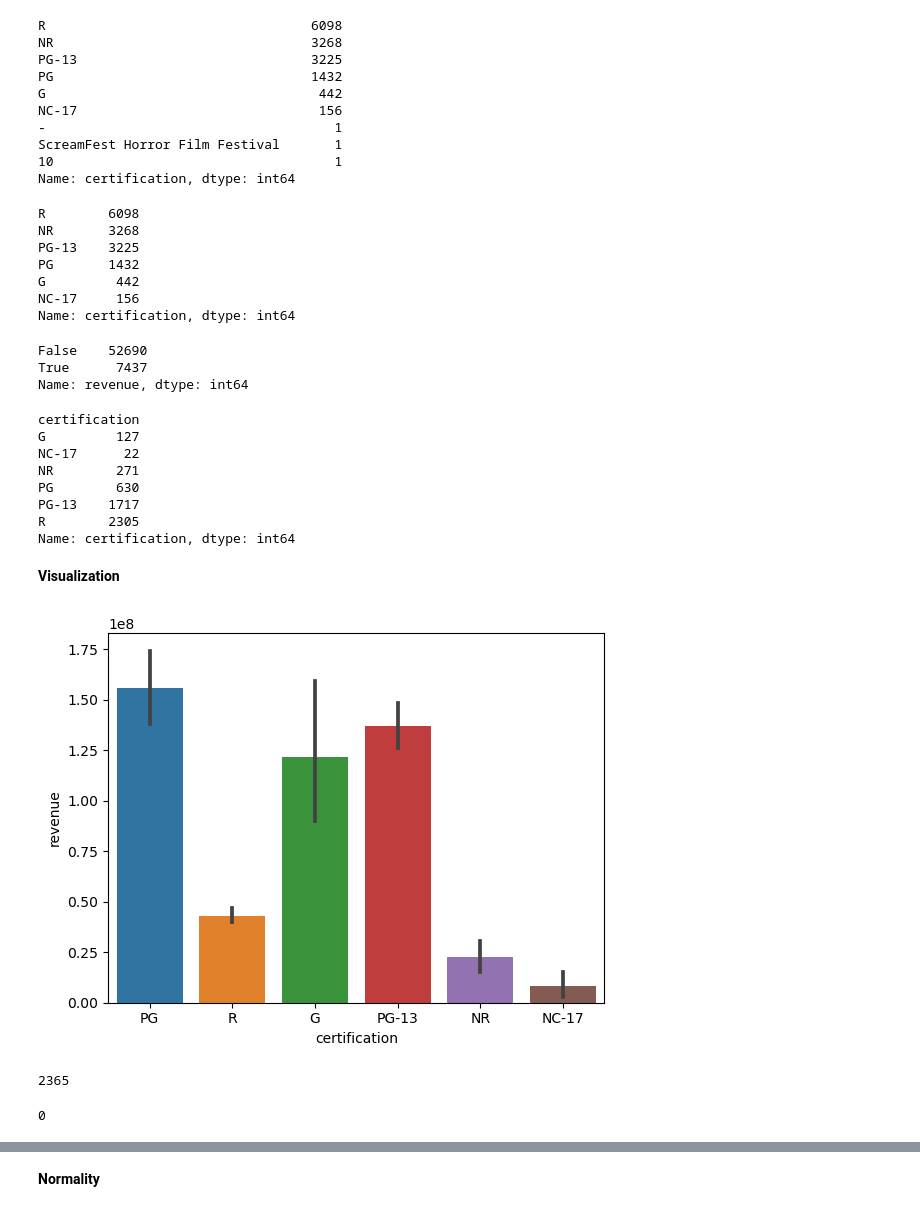
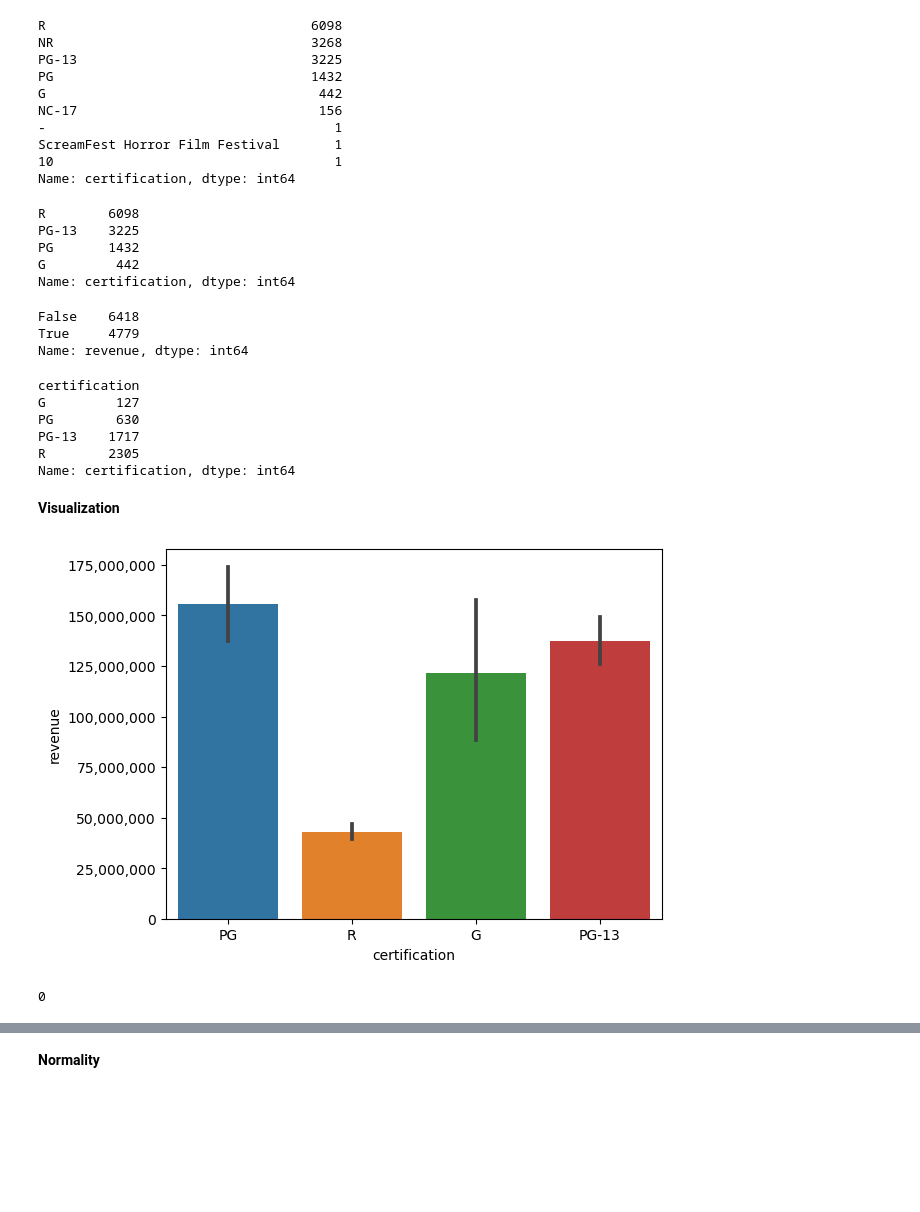
Before and after one commit to AshleyHeinrich/IMDB2, a Jupyter notebook: Hypotheses_Testing.ipynb, the cells around one changed output, grey strips where cells are left out. Saved outputs shown, nothing was run; the diff lists cells and outputs as text; code cells hidden in the pictures; blank space fills up the shorter version.

```diff
--- a/Hypotheses_Testing.ipynb
+++ b/Hypotheses_Testing.ipynb
@@ -194,27 +195,23 @@ NC-17                               156
 ScreamFest Horror Film Festival       1
 10                                    1
 Name: certification, dtype: int64
-# %%
-# Dropping three columns that don't have proper certification
-df.drop(df[df['certification'] == '-'].index, inplace = True)
-df.drop(df[df['certification'] == 'ScreamFest Horror Film Festival'].index, inplace = True)
-df.drop(df[df['certification'] == '10'].index, inplace = True)
-df['certification'].value_counts()
-# %% [output]
-R        6098
-NR       3268
-PG-13    3225
-PG       1432
-G         442
-NC-17     156
-Name: certification, dtype: int64
+# %%
+# Dropping extra ratings
+df = df.loc[df['certification'].isin(['G','PG','PG-13','R'])]
+df['certification'].value_counts()
+# %% [output]
+R        6098
+PG-13    3225
+PG       1432
+G         442
+Name: certification, dtype: int64
 # %%
 # Filter movies with revenue
 filter_financial = (df['revenue'] >0)
 filter_financial.value_counts()
 # %% [output]
-False    52690
-True      7437
+False    6418
+True     4779
 Name: revenue, dtype: int64
 # %%
 explore_df = df[filter_financial].copy()
@@ -223,8 +220,6 @@ explore_df.groupby('certification')['certification'].count()
 # %% [output]
 certification
 G         127
-NC-17      22
-NR        271
 PG        630
 PG-13    1717
 R        2305
@@ -232,11 +227,16 @@ Name: certification, dtype: int64
 # %% [markdown]
 **Visualization**
 # %%
-sns.barplot(data = explore_df, x = 'certification', y = 'revenue');
+sns.barplot(data = explore_df, x = 'certification', y = 'revenue')
+plt.ticklabel_format(style='plain', axis='y')
+current_values = plt.gca().get_yticks()
+plt.gca().set_yticklabels(['{:,.0f}'.format(x) for x in current_values]);
+
+#https://medium.com/@jlc0512/crash-course-on-seaborn-212073af69dd
 # %% [output]
-[figure, old version]
+[figure, new version]
 # %%
 explore_df['certification'].isnull().sum()
 # %% [output]
-2365
+0
 # %%
@@ -244,7 +244,5 @@ explore_df.dropna(subset = ['certification'], inplace=True)
 # %%
-explore_df['certification'].isnull().sum()
+#explore_df['certification'].isnull().sum()
-# %% [output]
-0
 # %%
 ## Create groups dictionary.
 groups = {}
```
Also changed, not shown: parts of 34 cells of this notebook.
